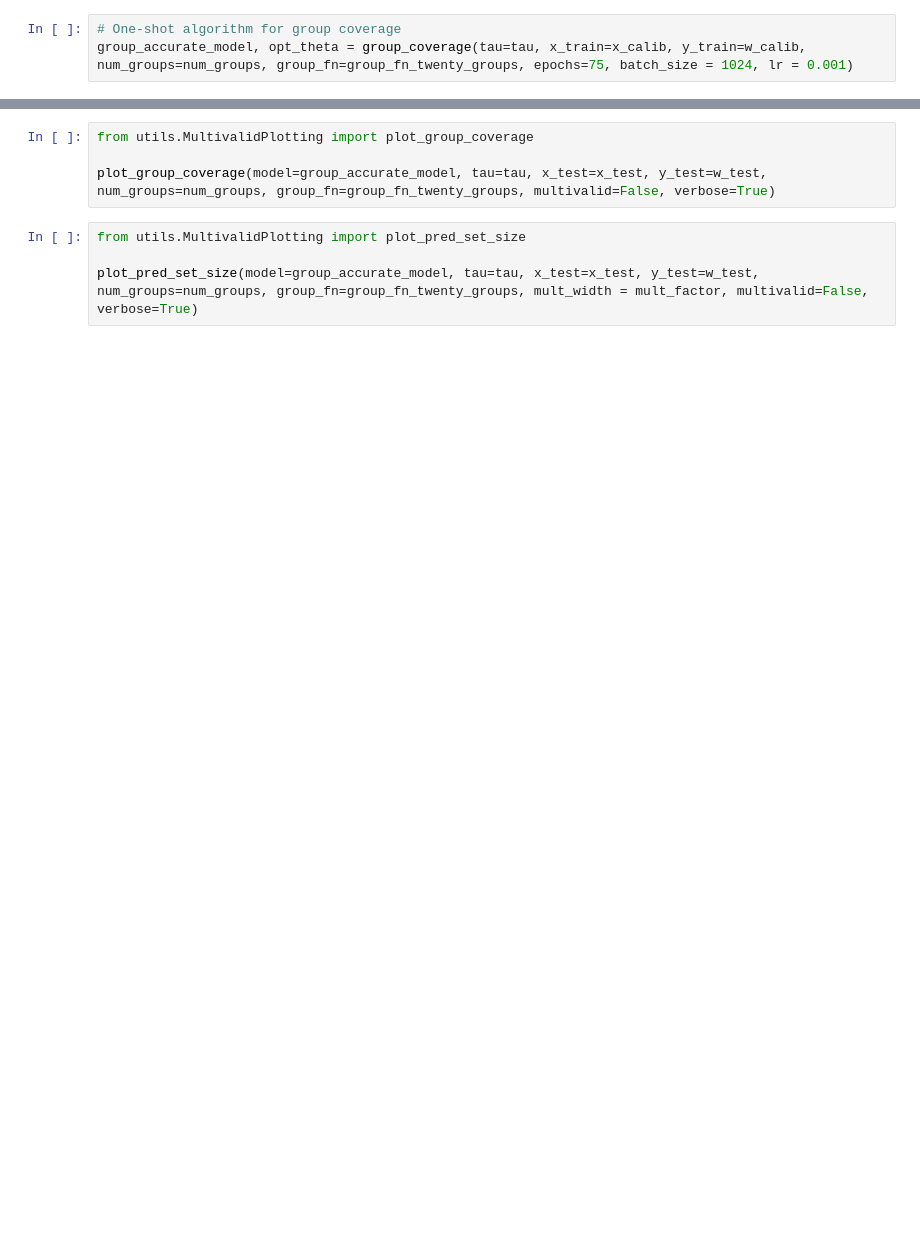
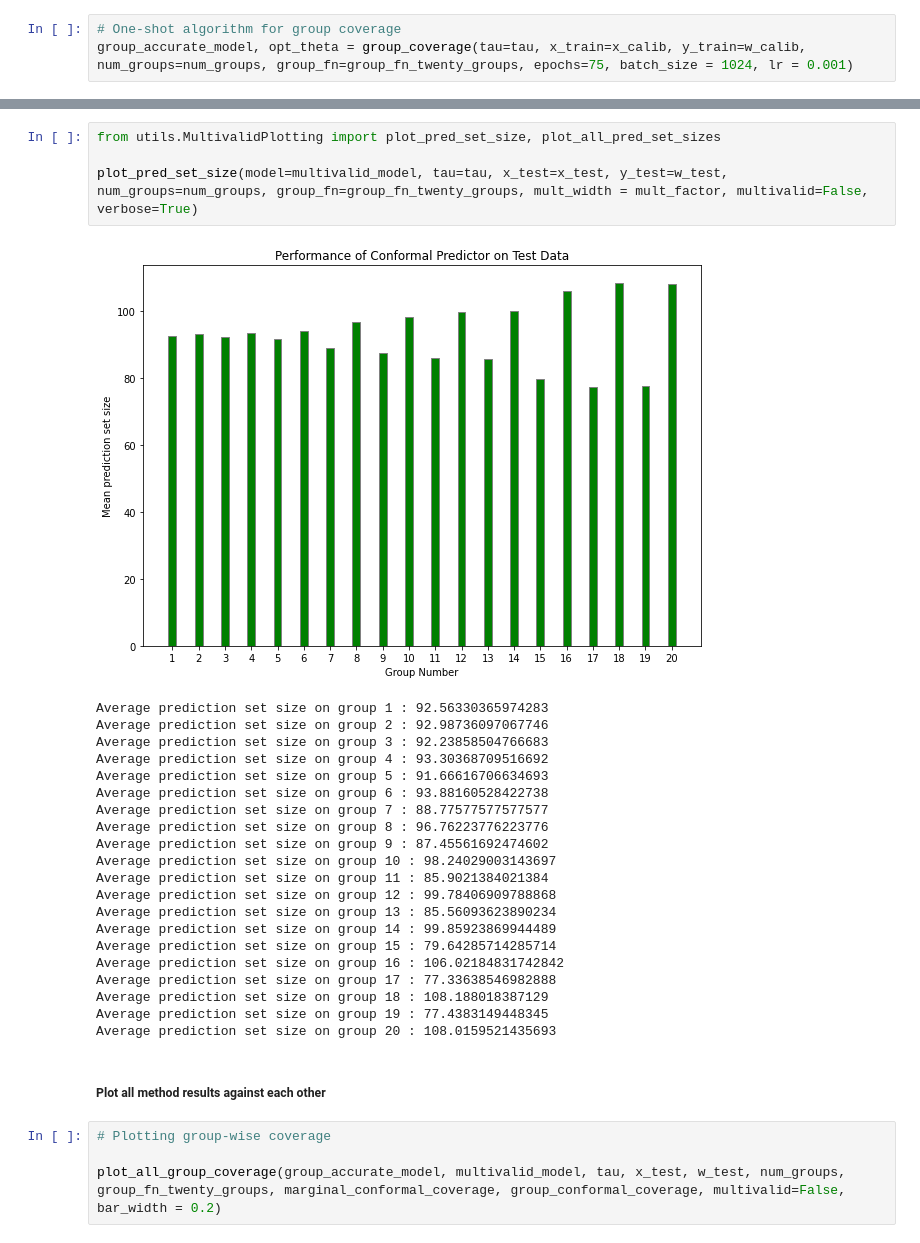
Before and after one commit to ProgBelarus/BatchMultivalidConformal, a Jupyter notebook: experiments/Experiment 4.1.2.ipynb, the cells around one changed output, grey strips where cells are left out. Drawn from its saved outputs; the diff is of its cells as text; blank space fills up the shorter version.

```diff
--- a/experiments/Experiment 4.1.2.ipynb
+++ b/experiments/Experiment 4.1.2.ipynb
@@ -106,8 +206,32 @@ group_accurate_model, opt_theta = group_coverage(tau=tau, x_train=x_calib, y_tra
 # %%
-from utils.MultivalidPlotting import plot_group_coverage
+from utils.MultivalidPlotting import plot_pred_set_size, plot_all_pred_set_sizes
 
-plot_group_coverage(model=group_accurate_model, tau=tau, x_test=x_test, y_test=w_test, num_groups=num_groups, group_fn=group_fn_twenty_groups, multivalid=False, verbose=True)
+plot_pred_set_size(model=multivalid_model, tau=tau, x_test=x_test, y_test=w_test, num_groups=num_groups, group_fn=group_fn_twenty_groups, mult_width = mult_factor, multivalid=False, verbose=True)
+# %% [output]
+[figure, added]
+Average prediction set size on group 1 : 92.56330365974283
+Average prediction set size on group 2 : 92.98736097067746
+Average prediction set size on group 3 : 92.23858504766683
+Average prediction set size on group 4 : 93.30368709516692
+Average prediction set size on group 5 : 91.66616706634693
+Average prediction set size on group 6 : 93.88160528422738
+Average prediction set size on group 7 : 88.77577577577577
+Average prediction set size on group 8 : 96.76223776223776
+Average prediction set size on group 9 : 87.45561692474602
+Average prediction set size on group 10 : 98.24029003143697
+Average prediction set size on group 11 : 85.9021384021384
+Average prediction set size on group 12 : 99.78406909788868
+Average prediction set size on group 13 : 85.56093623890234
+Average prediction set size on group 14 : 99.85923869944489
+Average prediction set size on group 15 : 79.64285714285714
+Average prediction set size on group 16 : 106.02184831742842
+Average prediction set size on group 17 : 77.33638546982888
+Average prediction set size on group 18 : 108.188018387129
+Average prediction set size on group 19 : 77.4383149448345
+Average prediction set size on group 20 : 108.0159521435693
-# %%
-from utils.MultivalidPlotting import plot_pred_set_size
-
-plot_pred_set_size(model=group_accurate_model, tau=tau, x_test=x_test, y_test=w_test, num_groups=num_groups, group_fn=group_fn_twenty_groups, mult_width = mult_factor, multivalid=False, verbose=True)
+# %% [markdown]
+##### Plot all method results against each other
+# %%
+# Plotting group-wise coverage
+
+plot_all_group_coverage(group_accurate_model, multivalid_model, tau, x_test, w_test, num_groups, group_fn_twenty_groups, marginal_conformal_coverage, group_conformal_coverage, multivalid=False, bar_width = 0.2)
```
Also changed, not shown: parts of 10 cells of this notebook, 1 other file.
